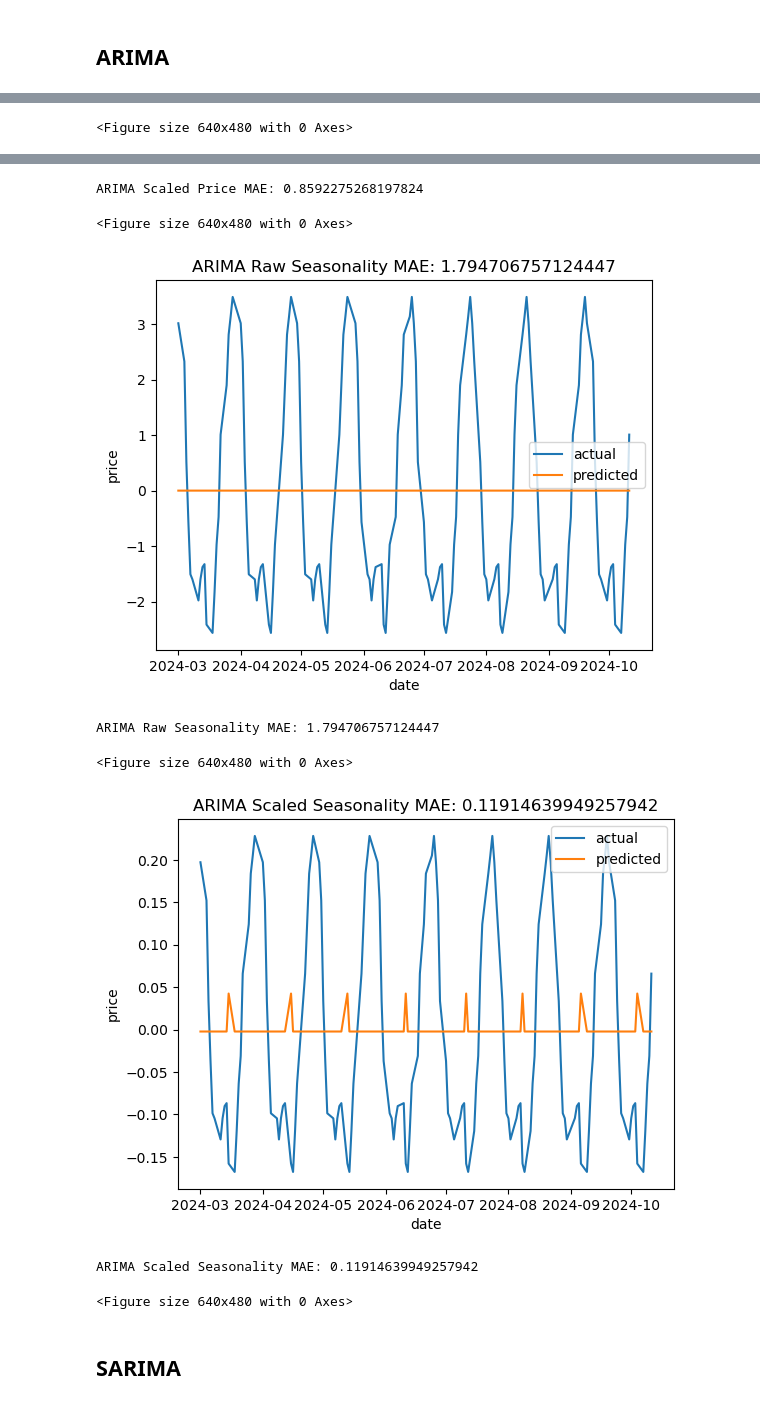
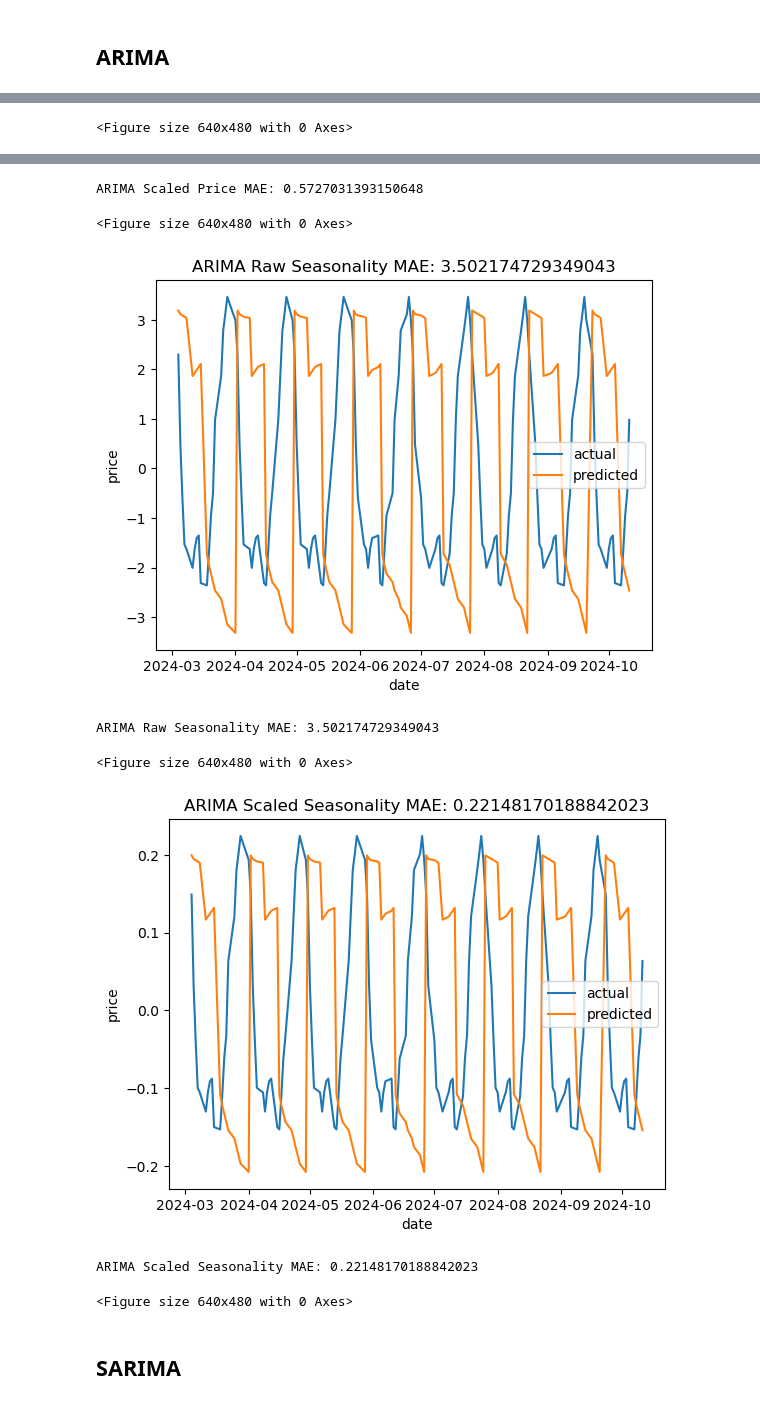
Before and after one commit to GGSimmons1992/5wbtHJaH3kS0oFG6, a Jupyter notebook: Notebooks/Evaluation.ipynb, the cells around one changed output, grey strips where cells are left out. Drawn from its saved outputs; the diff is of its cells as text; code cells hidden in the pictures.

Commit message:
fix simpler models with incremental predictions and attempt the same for prophet

```diff
--- a/Notebooks/Evaluation.ipynb
+++ b/Notebooks/Evaluation.ipynb
@@ -21,6 +24,4 @@ Autosaving every 5 seconds
 # %%
-_, test = loadData.loadData('MSFT')
-date = test['ds']
-validation = test['y']
+data = loadData.loadData('MSFT')
 # %% [output]
 [*********************100%***********************]  1 of 1 completed
@@ -49,5 +51,5 @@ Autoregression Scaled Seasonality MAE: 0.11736794792242783
 # %% [markdown]
 ## ARIMA
 # %%
-viz.compareSimplePickleModel('arima',date, validation, 'ARIMA')
+viz.compareSimplePickleModel(data, 'ARIMA','arima_params')
 # %% [output]
@@ -62,10 +66,10 @@ ARIMA Raw Price MAE: 422.99402539641767
-ARIMA Scaled Price MAE: 0.8592275268197824
+ARIMA Scaled Price MAE: 0.5727031393150648
 <Figure size 640x480 with 0 Axes>
-[figure, old version]
+[figure, new version]
-ARIMA Raw Seasonality MAE: 1.794706757124447
+ARIMA Raw Seasonality MAE: 3.502174729349043
 <Figure size 640x480 with 0 Axes>
-[figure, old version]
+[figure, new version]
-ARIMA Scaled Seasonality MAE: 0.11914639949257942
+ARIMA Scaled Seasonality MAE: 0.22148170188842023
 <Figure size 640x480 with 0 Axes>
 # %% [markdown]
 ## SARIMA
```
Also changed, not shown: parts of 8 cells of this notebook, 10 other files.
